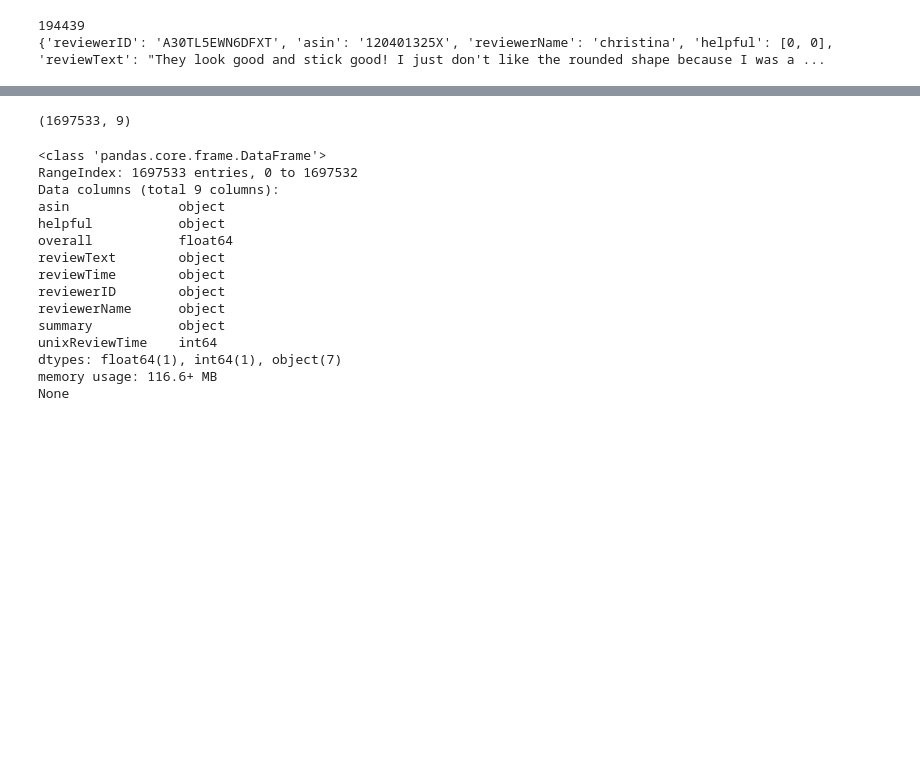
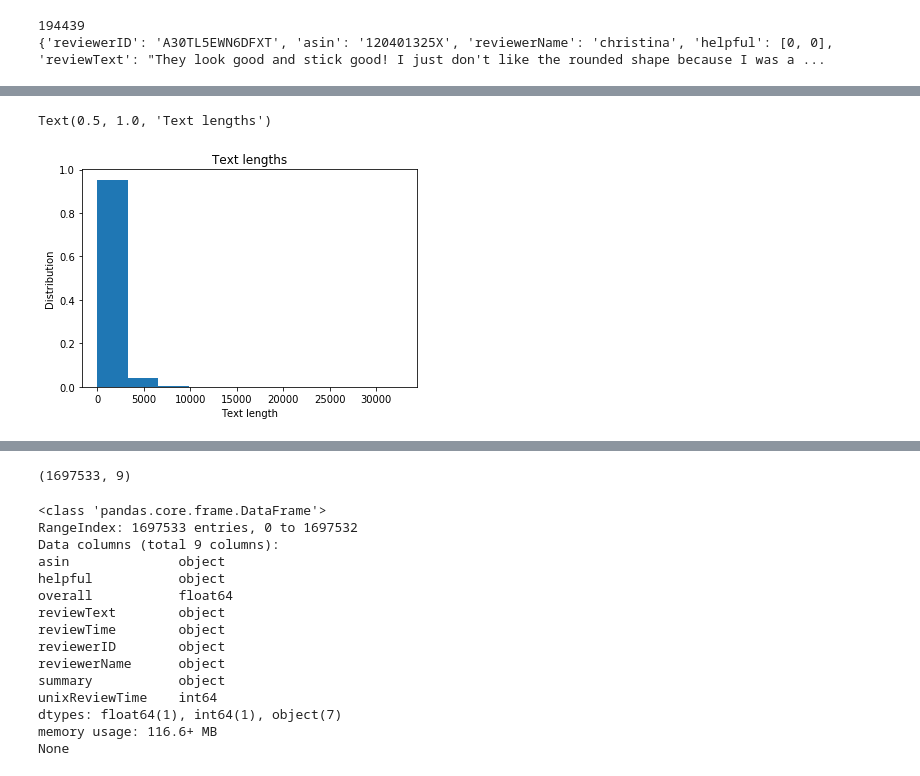
Before and after one commit to PhuongAnhMannheim/Master, a Jupyter notebook: Profiling/Amazon_statistics_Movies_TV_Cellphones_Accessories.ipynb, the cells around one changed output, grey strips where cells are left out. Cells and saved outputs as stored; diff of their text form; code cells hidden in the pictures; blank space fills up the shorter version.

Commit message:
message length

```diff
--- a/Profiling/Amazon_statistics_Movies_TV_Cellphones_Accessories.ipynb
+++ b/Profiling/Amazon_statistics_Movies_TV_Cellphones_Accessories.ipynb
@@ -33,0 +34,3 @@ print(len(df))
+# %%
+df['text_length'] = df['reviewText'].apply(lambda review: len(review))
+df.head()
@@ -34,3 +59,12 @@ print(len(df))
+# %%
+import matplotlib.pyplot as plt
+plt.hist(df['text_length'], bins=10, weights=np.ones(len(df))/len(df))
+plt.xlabel('Text length')
+plt.ylabel('Distribution')
+plt.title('Text lengths')
+# %% [output]
+Text(0.5, 1.0, 'Text lengths')
+[figure, added]
 # %%
 df.head()
 # %% [output]
```
Also changed, not shown: parts of 3 cells of this notebook, 1 other file.
